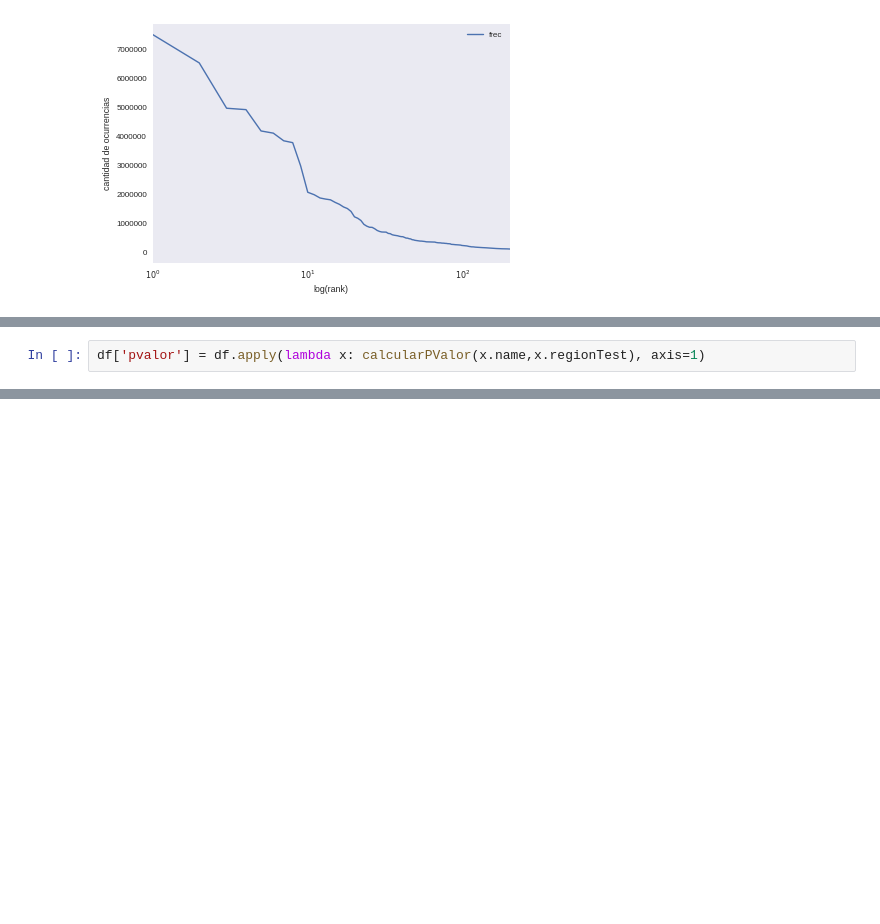
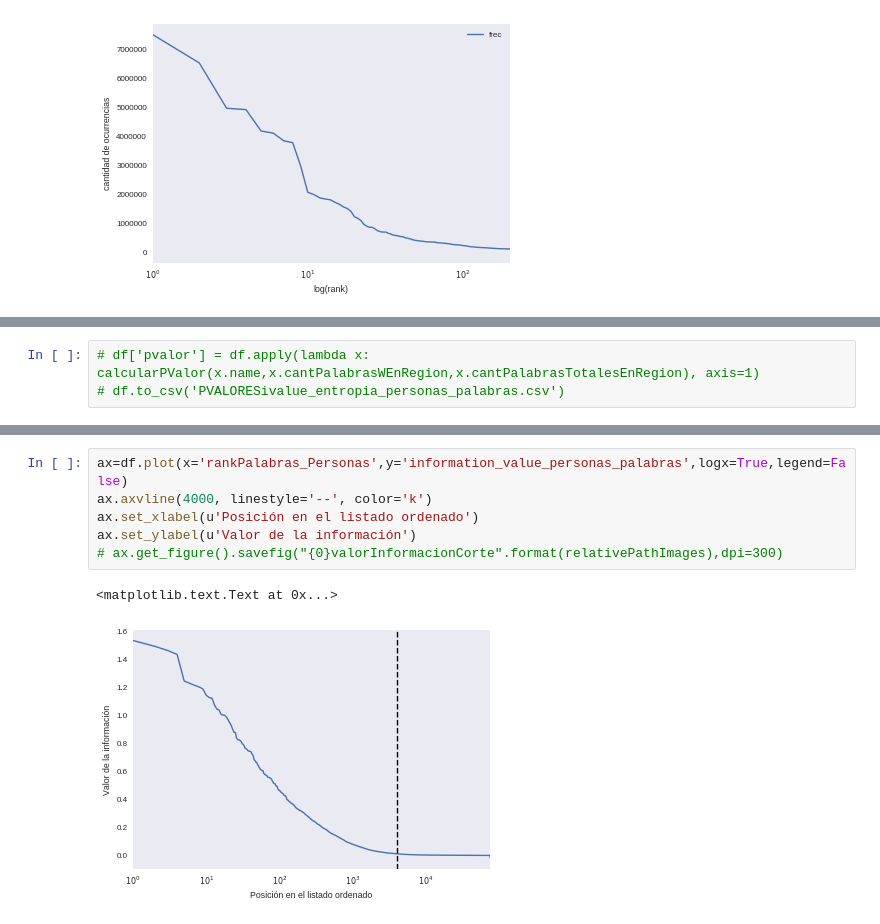
Before and after one commit to daleman/tesis, a Jupyter notebook: notebooks/info.ipynb, the cells around one changed output, grey strips where cells are left out. Cells and saved outputs as stored; diff of their text form; blank space fills up the shorter version.

```diff
--- a/notebooks/info.ipynb
+++ b/notebooks/info.ipynb
@@ -579,3 +548,4 @@ def calcularPValor(palabra,region):
     return pvalue
 # %%
-df['pvalor'] = df.apply(lambda x: calcularPValor(x.name,x.regionTest), axis=1)
+# df['pvalor'] = df.apply(lambda x: calcularPValor(x.name,x.cantPalabrasWEnRegion,x.cantPalabrasTotalesEnRegion), axis=1)
+# df.to_csv('PVALORESivalue_entropia_personas_palabras.csv')
@@ -590,0 +586,9 @@ KeyboardInterrupt:
+# %%
+ax=df.plot(x='rankPalabras_Personas',y='information_value_personas_palabras',logx=True,legend=False)
+ax.axvline(4000, linestyle='--', color='k')
+ax.set_xlabel(u'Posición en el listado ordenado')
+ax.set_ylabel(u'Valor de la información')
+# ax.get_figure().savefig("{0}valorInformacionCorte".format(relativePathImages),dpi=300)
+# %% [output]
+<matplotlib.text.Text at 0x...>
+[figure, added]
```
Also changed, not shown: parts of 24 cells of this notebook, 8 other files.
